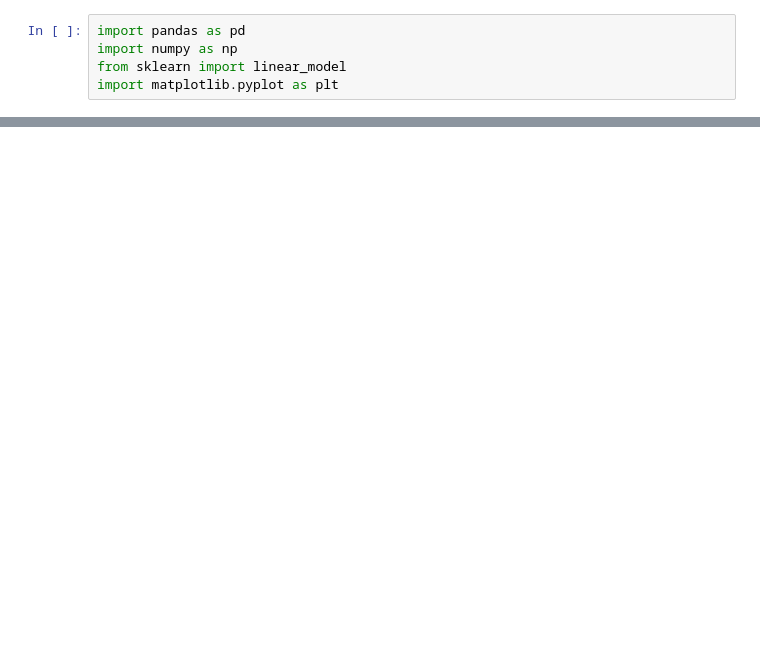
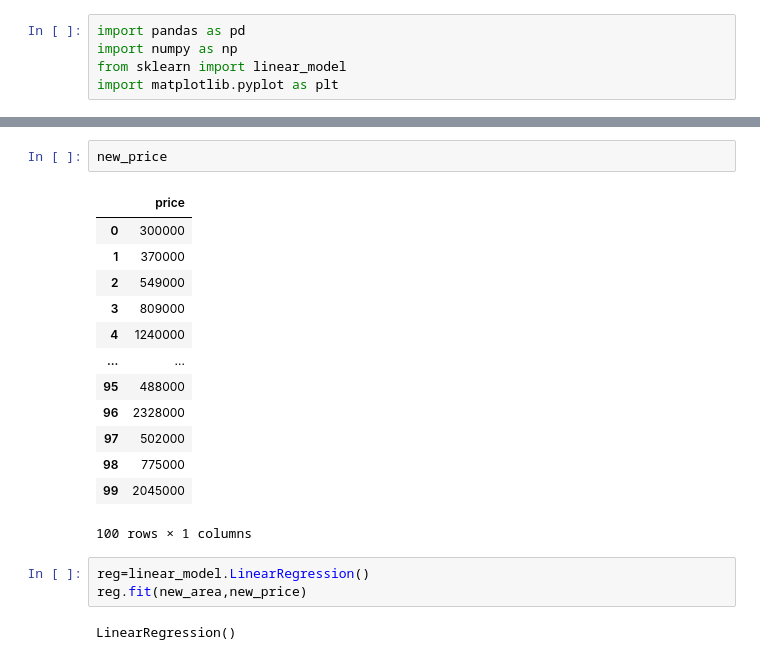
Before and after one commit to Shahnawaz-design/Agentic-AI-VAP, a Jupyter notebook: Linear_Regression.ipynb, the cells around one changed output, grey strips where cells are left out. Cells and saved outputs as stored; diff of their text form; blank space fills up the shorter version.

```diff
--- a/Linear_Regression.ipynb
+++ b/Linear_Regression.ipynb
@@ -18,0 +22,21 @@ df.head()
+# %%
+new_price
+# %% [output]
+|  | price |
+| 0 | 300000 |
+| 1 | 370000 |
+| 2 | 549000 |
+| 3 | 809000 |
+| 4 | 1240000 |
+| ... | ... |
+| 95 | 488000 |
+| 96 | 2328000 |
+| 97 | 502000 |
+| 98 | 775000 |
+| 99 | 2045000 |
+100 rows × 1 columns
+# %%
+reg=linear_model.LinearRegression()
+reg.fit(new_area,new_price)
+# %% [output]
+LinearRegression()
```
Also changed, not shown: parts of 5 cells of this notebook.
